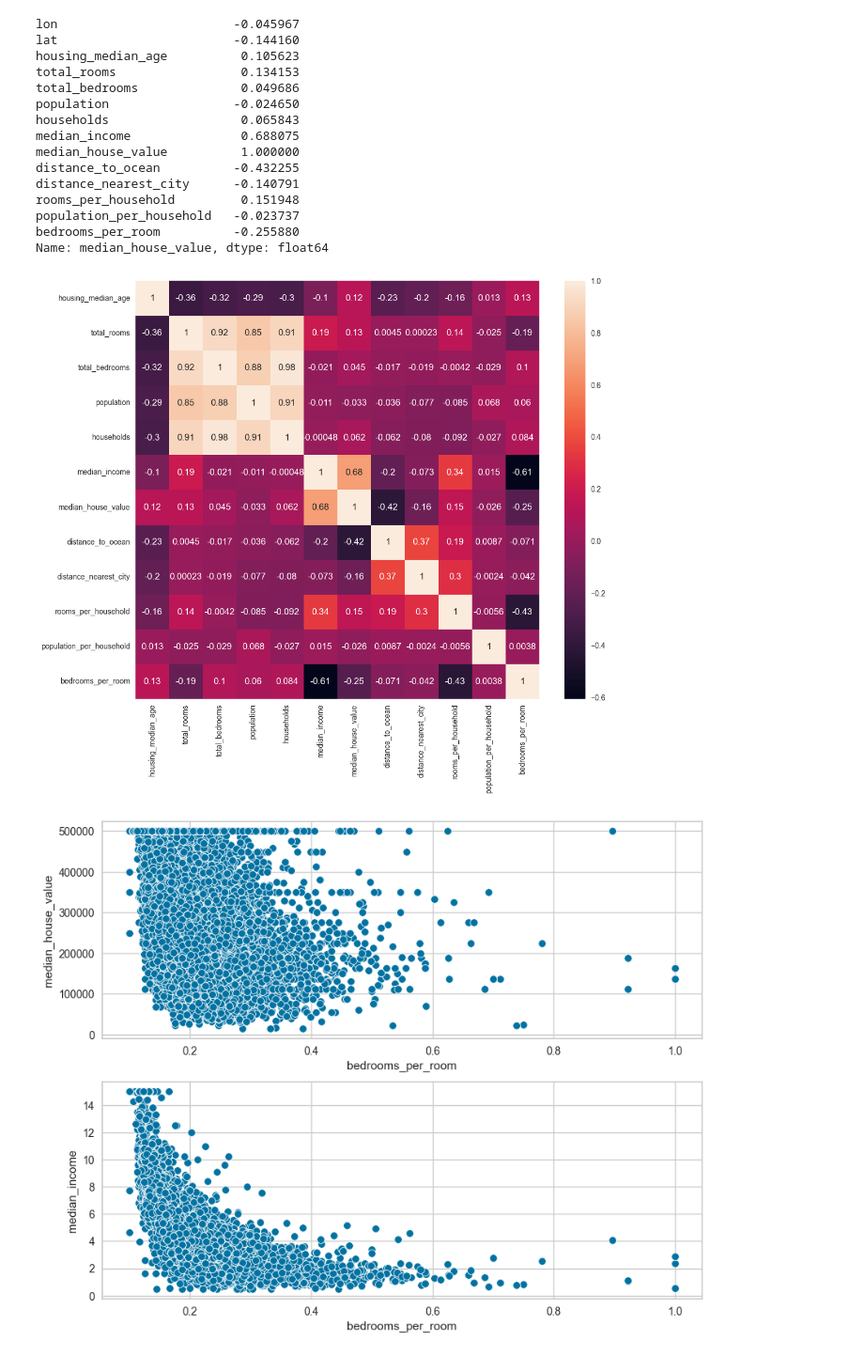
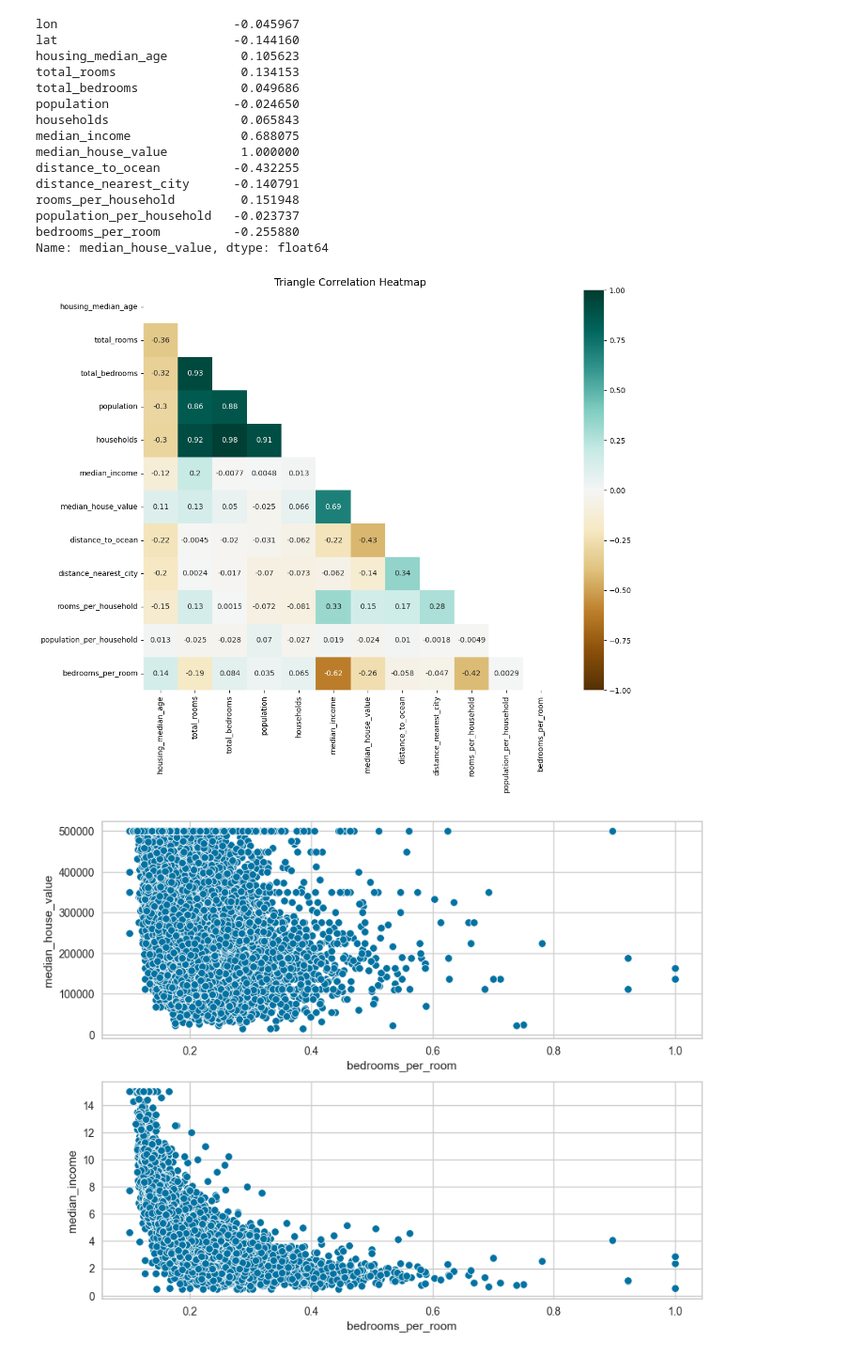
Before and after one commit to thepersonilike13/housing_prices_app, a Jupyter notebook: housing_prices_california.ipynb, the cells around one changed output. Shown at 94% size. Drawn from its saved outputs; the diff is of its cells as text; code cells hidden in the pictures.

```diff
--- a/housing_prices_california.ipynb
+++ b/housing_prices_california.ipynb
@@ -706,11 +716,10 @@ rooms_per_household         0.151948
 population_per_household   -0.023737
 bedrooms_per_room          -0.255880
 Name: median_house_value, dtype: float64
-# %%
-_ = plt.figure(figsize=(12, 10))
-_ = sns.heatmap(copy.drop(columns=['lat','lon']).select_dtypes('number').corr(), annot=True)
-# %% [output]
-[figure, removed]
+# %%
+plot_corr_heatmap(copy.drop(columns=['lat', 'lon']))
+# %% [output]
+[figure, added]
 # %%
 fig, axes = plt.subplots(2, figsize=(10,8))
 
```
Also changed, not shown: parts of 51 cells of this notebook, 2 other files.
